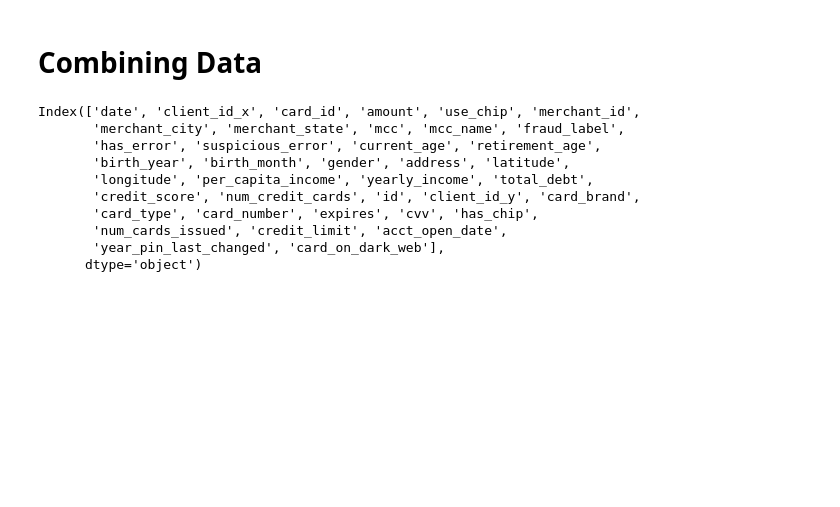
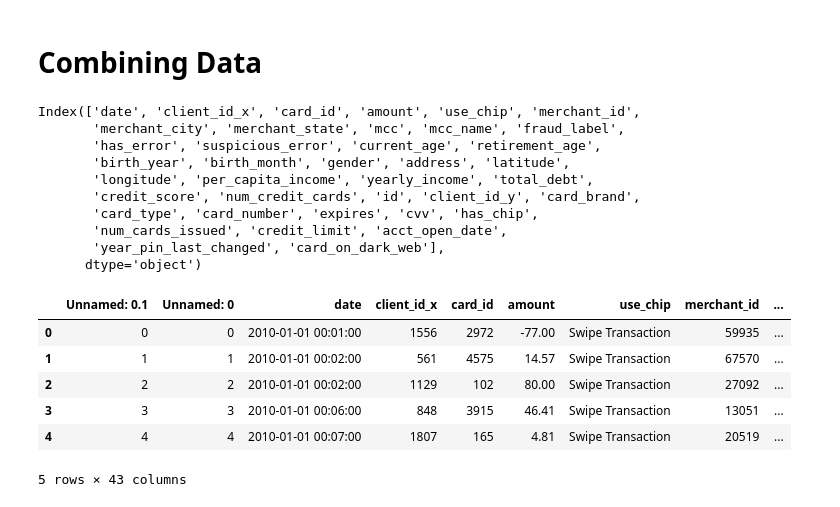
Before and after one commit to esr26/Kaggle-Projects, a Jupyter notebook: Financial Transaction Fraud/ft.ipynb, the cells around one changed output. Saved outputs shown, nothing was run; the diff lists cells and outputs as text; code cells hidden in the pictures; blank space fills up the shorter version.

```diff
--- a/Financial Transaction Fraud/ft.ipynb
+++ b/Financial Transaction Fraud/ft.ipynb
@@ -274,0 +273,12 @@ final_df.to_csv('base.csv')
+# %%
+df = pd.read_csv('base.csv')
+# %%
+df.head()
+# %% [output]
+|  | Unnamed: 0.1 | Unnamed: 0 | date | client_id_x | card_id | amount | use_chip | merchant_id | ... |
+| 0 | 0 | 0 | 2010-01-01 00:01:00 | 1556 | 2972 | -77.00 | Swipe Transaction | 59935 | ... |
+| 1 | 1 | 1 | 2010-01-01 00:02:00 | 561 | 4575 | 14.57 | Swipe Transaction | 67570 | ... |
+| 2 | 2 | 2 | 2010-01-01 00:02:00 | 1129 | 102 | 80.00 | Swipe Transaction | 27092 | ... |
+| 3 | 3 | 3 | 2010-01-01 00:06:00 | 848 | 3915 | 46.41 | Swipe Transaction | 13051 | ... |
+| 4 | 4 | 4 | 2010-01-01 00:07:00 | 1807 | 165 | 4.81 | Swipe Transaction | 20519 | ... |
+5 rows × 43 columns
```
Also changed, not shown: parts of 7 cells of this notebook.
